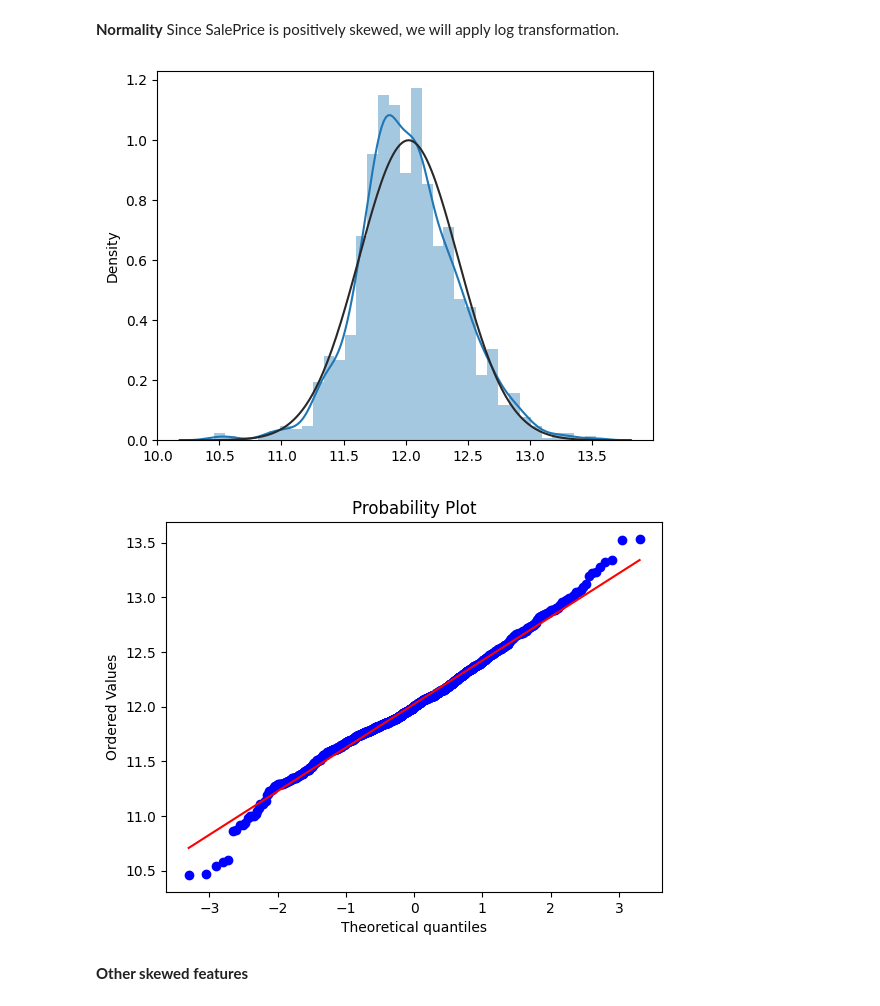
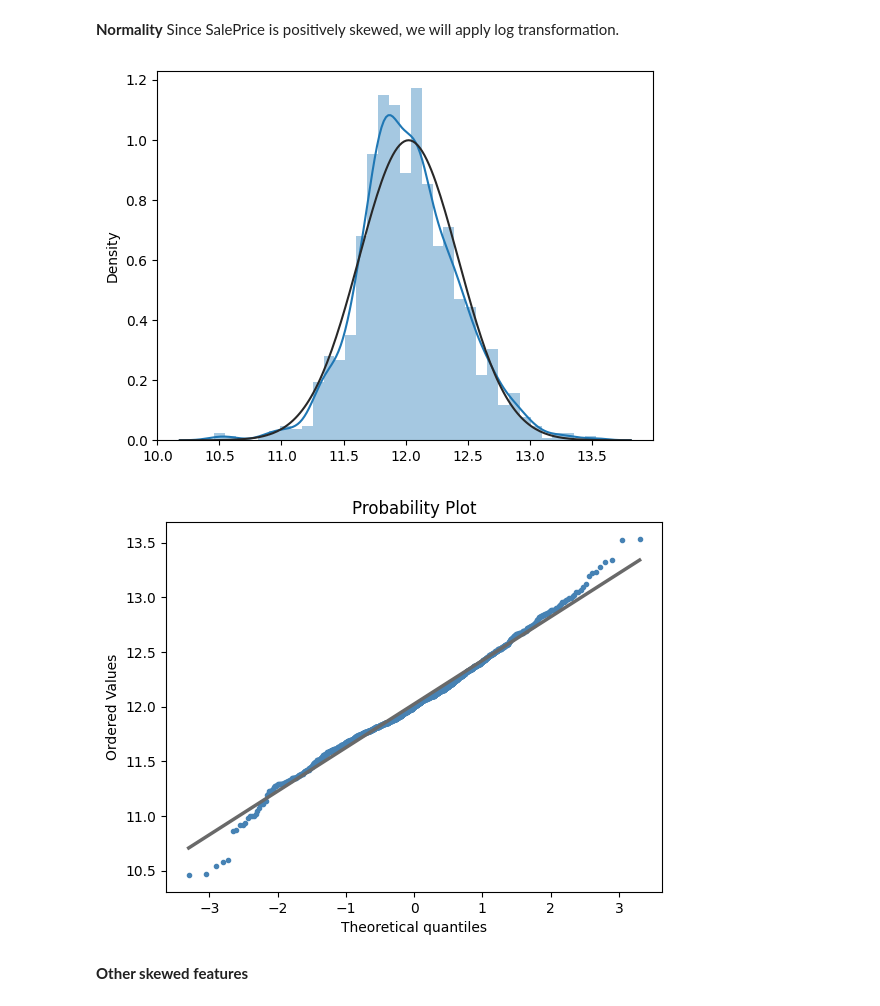
Before and after one commit to yuna17c/housing-price-prediction, a Jupyter notebook: housing-price-prediction.ipynb, the cells around one changed output. Cells and saved outputs as stored; diff of their text form; code cells hidden in the pictures.

```diff
--- a/housing-price-prediction.ipynb
+++ b/housing-price-prediction.ipynb
@@ -24,12 +18,10 @@ warnings.filterwarnings('ignore')
 # %%
-train_data = pd.read_csv("/kaggle/input/house-prices-advanced-regression-techniques/train.csv")
-test_data = pd.read_csv("/kaggle/input/house-prices-advanced-regression-techniques/test.csv")
-ntrain = train_data.shape[0]
-ntest = test_data.shape[0]
-y = train_data.SalePrice.values
-all_data = pd.concat((train_data, test_data)).reset_index(drop=True)
-all_data.drop(['SalePrice'], axis=1, inplace=True)
-train_data.head()
+train_df = pd.read_csv("Data/train.csv")
+X = train_df.iloc[:, :-1]
+y = train_df['SalePrice']
+
+ntrain = X.shape[0]
+train_df.head()
 # %% [output]
 |  | Id | MSSubClass | MSZoning | LotFrontage | LotArea | Street | Alley | LotShape | LandContour | ... |
 | 0 | 1 | 60 | RL | 65.0 | 8450 | Pave | NaN | Reg | Lvl | ... |
@@ -425,14 +324,19 @@ Since SalePrice is positively skewed, we will apply log transformation.
 y = np.log1p(y)
 # %%
 # transformed histogram
-from scipy.stats import norm
-from scipy import stats
-sns.distplot(y, fit=norm);
+sns.distplot(y, fit=norm)
 fig = plt.figure()
-res = stats.probplot(y, plot=plt)
+ax = fig.add_subplot(111)
+fig = stats.probplot(y, plot=plt)
+ax.get_lines()[0].set_markerfacecolor('steelblue')
+ax.get_lines()[0].set_markeredgecolor('steelblue')
+ax.get_lines()[0].set_markersize(3)
+ax.get_lines()[1].set_linewidth(2.5)
+ax.get_lines()[1].set_color('dimgray')
+plt.show()
 # %% [output]
 [figure]
-[figure, old version]
+[figure, new version]
 # %% [markdown]
 **Other skewed features**
 # %%
```
Also changed, not shown: parts of 108 cells of this notebook, 2 other files.
